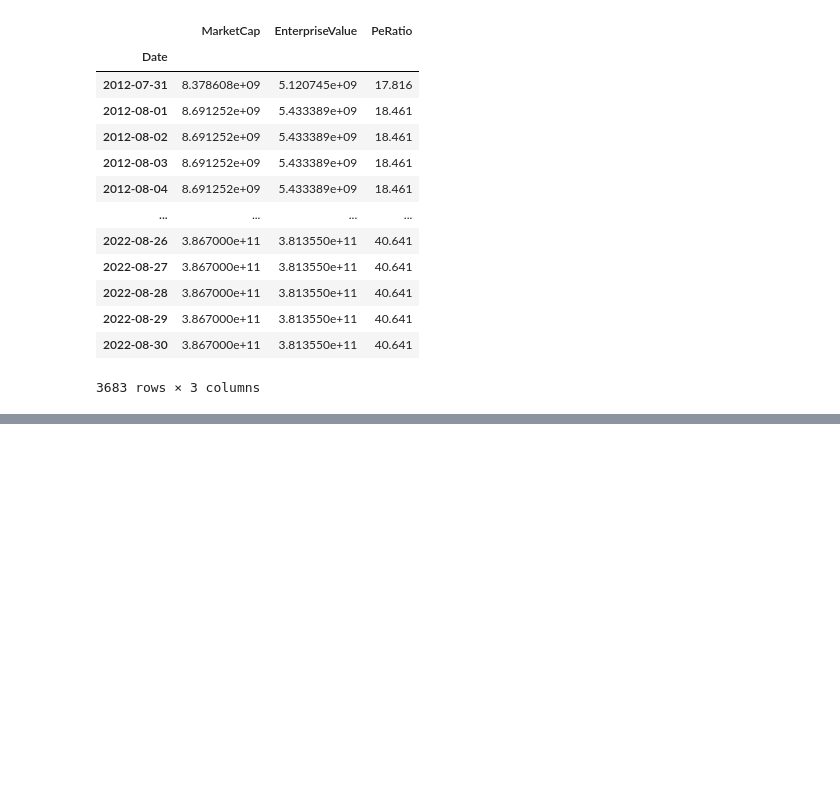
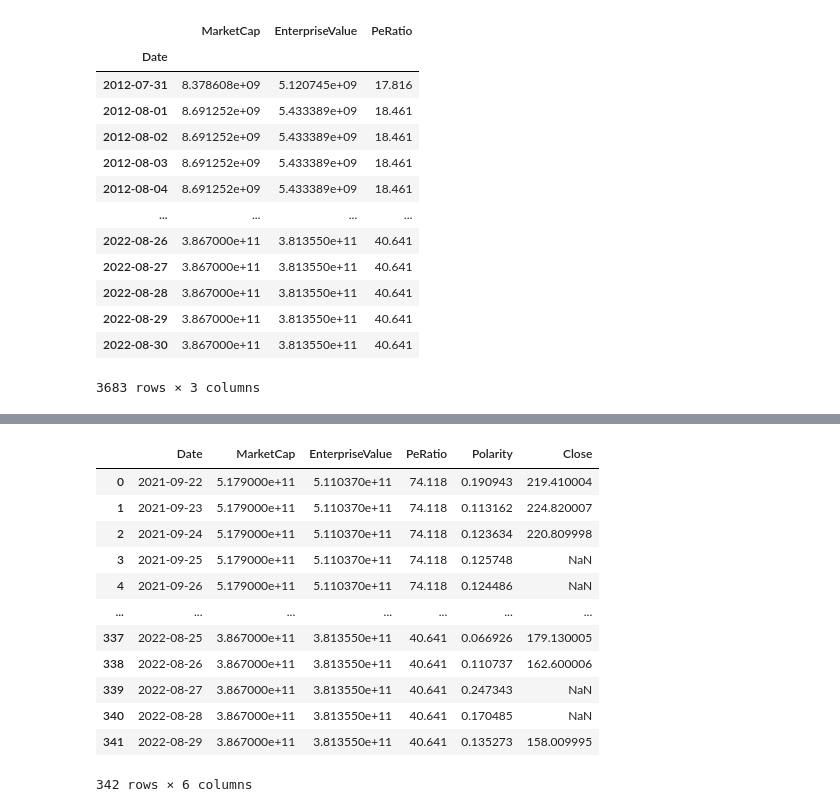
Before and after one commit to ds330wkguys/project_code, a Jupyter notebook: stat_interpolate.ipynb, the cells around one changed output, grey strips where cells are left out. Saved outputs shown, nothing was run; the diff lists cells and outputs as text; code cells hidden in the pictures; blank space fills up the shorter version.

```diff
--- a/stat_interpolate.ipynb
+++ b/stat_interpolate.ipynb
@@ -243,0 +246,6 @@ NVDA2012
+# %%
+NVDA_sent = pd.read_csv('/content/drive/MyDrive/2022 fall DS440/data/sentimental/nvidia2.csv')
+NVDA_sent.rename(columns = {'date':'Date'},inplace=True)
+NVDA_sent = NVDA_sent.iloc[:,[1,4]]
+NVDA_sent['Date'] = pd.to_datetime(NVDA_sent['Date'])
+NVDA_sent = NVDA_sent.groupby(['Date'], as_index=False).mean()
@@ -243,0 +268,3 @@ NVDA2012
+# %%
+NVDA2012 = NVDA2012.reset_index().rename(columns={'index':'Date'})
+NVDA2012 = NVDA2012.iloc[3340:3682,:]
@@ -243,0 +287,22 @@ NVDA2012
+# %%
+NVDA_price = pd.read_csv('/content/drive/MyDrive/2022 fall DS440/data/NVDA/NVDA_daily_price.csv')
+NVDA_price['Date'] = pd.to_datetime(NVDA_price['Date'])
+NVDA_price = NVDA_price.iloc[2262:2514,[0,4]]
+merged = pd.merge(NVDA2012,NVDA_sent, on='Date',how='left')
+merged = pd.merge(merged,NVDA_price, on='Date',how='left')
+# %%
+merged
+# %% [output]
+|  | Date | MarketCap | EnterpriseValue | PeRatio | Polarity | Close |
+| 0 | 2021-09-22 | 5.179000e+11 | 5.110370e+11 | 74.118 | 0.190943 | 219.410004 |
+| 1 | 2021-09-23 | 5.179000e+11 | 5.110370e+11 | 74.118 | 0.113162 | 224.820007 |
+| 2 | 2021-09-24 | 5.179000e+11 | 5.110370e+11 | 74.118 | 0.123634 | 220.809998 |
+| 3 | 2021-09-25 | 5.179000e+11 | 5.110370e+11 | 74.118 | 0.125748 | NaN |
+| 4 | 2021-09-26 | 5.179000e+11 | 5.110370e+11 | 74.118 | 0.124486 | NaN |
+| ... | ... | ... | ... | ... | ... | ... |
+| 337 | 2022-08-25 | 3.867000e+11 | 3.813550e+11 | 40.641 | 0.066926 | 179.130005 |
+| 338 | 2022-08-26 | 3.867000e+11 | 3.813550e+11 | 40.641 | 0.110737 | 162.600006 |
+| 339 | 2022-08-27 | 3.867000e+11 | 3.813550e+11 | 40.641 | 0.247343 | NaN |
+| 340 | 2022-08-28 | 3.867000e+11 | 3.813550e+11 | 40.641 | 0.170485 | NaN |
+| 341 | 2022-08-29 | 3.867000e+11 | 3.813550e+11 | 40.641 | 0.135273 | 158.009995 |
+342 rows × 6 columns
```
Also changed, not shown: parts of 8 cells of this notebook.
